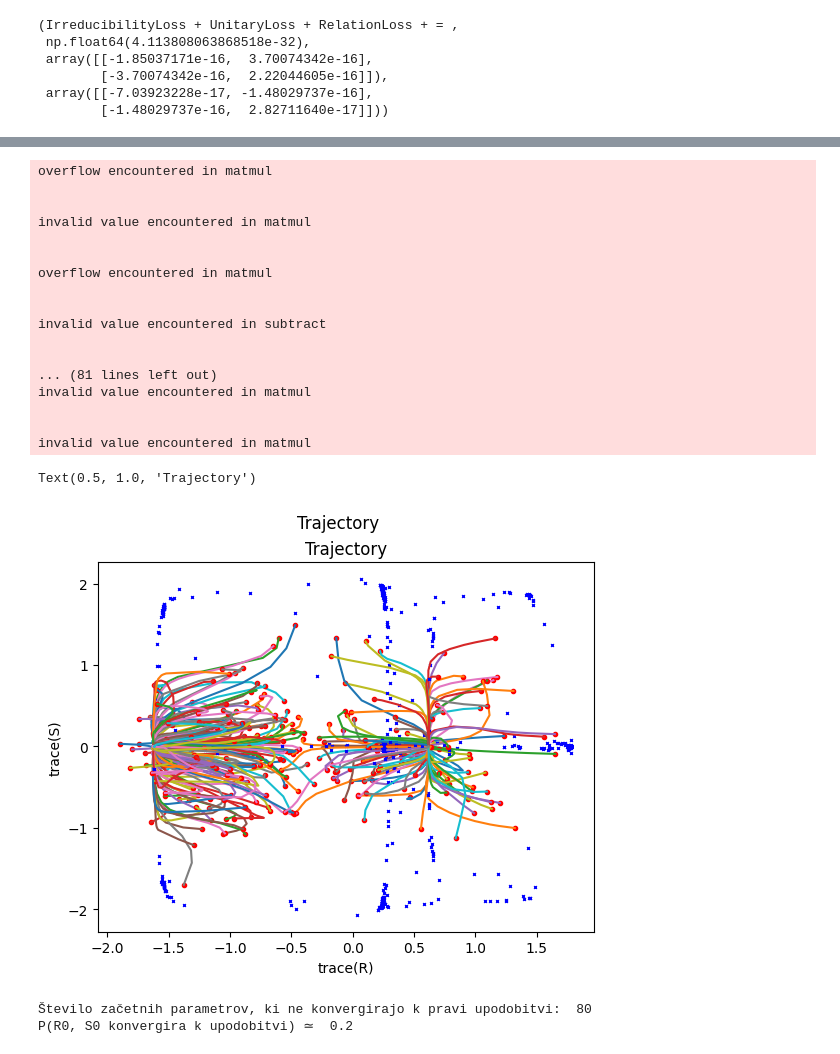
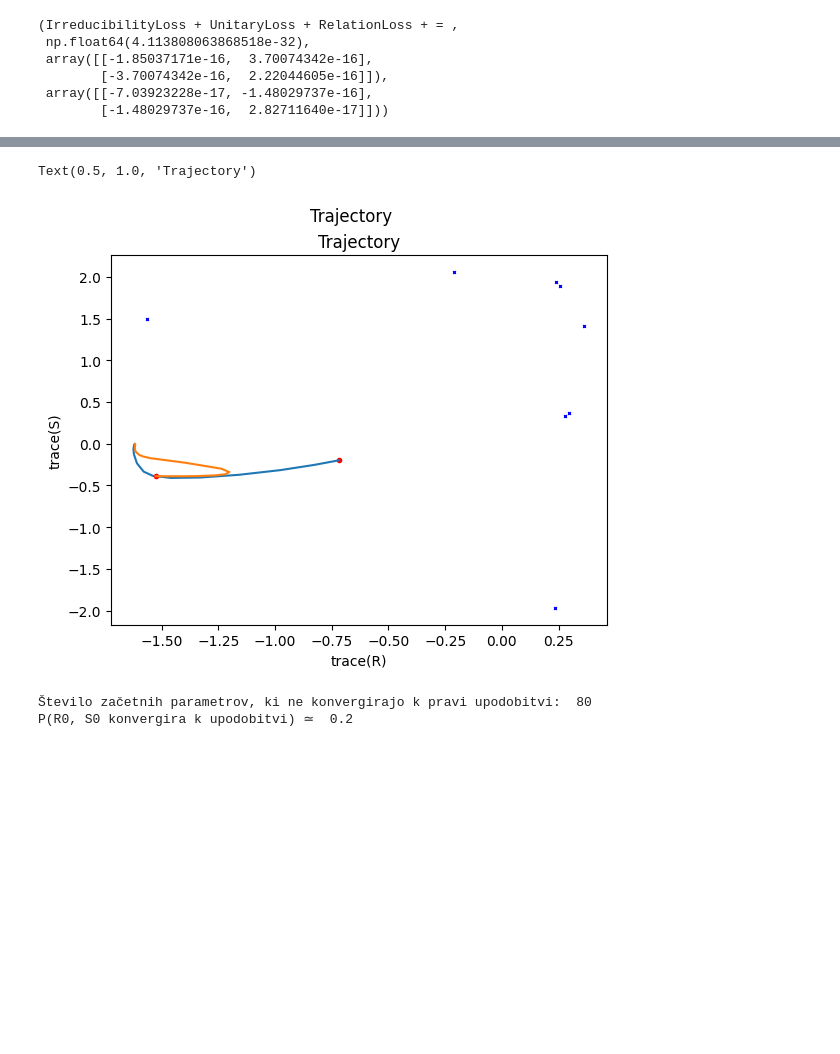
Before and after one commit to urhprimozic/gofi, a Jupyter notebook: gofi/ode/dihedral/dihedral_groups.ipynb, the cells around one changed output, grey strips where cells are left out. Saved outputs shown, nothing was run; the diff lists cells and outputs as text; code cells hidden in the pictures; blank space fills up the shorter version.

```diff
--- a/gofi/ode/dihedral/dihedral_groups.ipynb
+++ b/gofi/ode/dihedral/dihedral_groups.ipynb
@@ -340,2 +56,0 @@ P0 = np.concatenate((R0, S0), axis=None)
-# %%
-solution = solve_ivp(neg_grad, (0, 10), P0,     events=get_convergence_event(0.001))#, method='Radau')
@@ -360,3 +57,11 @@ invalid value encountered in matmul
+# %%
+import matplotlib.pyplot as plt
+from tqdm import tqdm
+
+
+t_max=1
+sample_size = 100
+solutions = gf.solve_on_uniform_sample(sample_size, eps = 0.01, t_max=t_max, verbose=True)
 # %%
 def get_matrices(solution_y, index):
       z = solution_y.transpose()[index]
@@ -374,77 +79,51 @@ def get_characters(solution_y):
             char_S.append(np.trace(S))
 
     return char_R, char_S
-
-charR, charS = get_characters(solution.y)
 # %%
-import matplotlib.pyplot as plt
-from tqdm import tqdm
-S0 = np.array([[0,1],[1,0]])
-R0 = np.array([[np.cos(2*np.pi/3), -np.sin(2*np.pi/3)],
-               [np.sin(2*np.pi/3), np.cos(2*np.pi/3)]])
+
+n_diverges=0
+
+
+
 fig, axs = plt.subplots(1)
 fig.suptitle(f'Trajectory')
 
-t_max=1
-sample_size = 1000
 
 
-n_diverges=0
-
-for _ in tqdm(range(sample_size), total = sample_size):
-    P0 = 2 * np.random.rand((8)) - 1
-   # print(P0)
-    solution = solve_ivp(neg_grad, (0, t_max), P0, events=get_convergence_event(0.001))#, method='Radau')
+for solution in tqdm(solutions, total = sample_size):
 
     # get final matrices
     R, S = get_matrices(solution.y, -1)
-    loss = Lirr(R, S, n) + Lrel(R,S,n) + Lunitary(R,S)
+    loss = gf.loss(R, S)
     if loss > 0.1:
         #print('loss', loss, ' for initial parameters ', P0)
         n_diverges += 1
         # plot starting params
         charR = np.trace(R)
         charS = np.trace(S)
         axs.plot(charR, charS, 'xb', markersize=2)
         continue
 
     charR, charS = get_characters(solution.y)
 
 
 
     # plot initial step
     axs.plot(charR[0], charS[0], 'ro', label='Initial point', markersize=3)
    # axs.plot(1, 0, 'go', label='rho_k', markersize=2)
 
     axs.plot(charR, charS)
 
 #for index, (cR, cS) in enumerate(zip(charR, charS)):
 #    axs.plot(cR, cS, color=cmap(cmap_norm(solution.t[index])), lw=2)
 
 axs.set_xlabel('trace(R)')
 axs.set_ylabel('trace(S)')
 #axs.legend()
 axs.set_title('Trajectory')
 # %% [output]
-overflow encountered in matmul
-
-
-invalid value encountered in matmul
-
-
-overflow encountered in matmul
-
-
-invalid value encountered in subtract
-
-
-... (81 lines left out)
-invalid value encountered in matmul
-
-
-invalid value encountered in matmul
+Text(0.5, 1.0, 'Trajectory')
-Text(0.5, 1.0, 'Trajectory')
-[figure, old version]
+[figure, new version]
 # %%
 print("Število začetnih parametrov, ki ne konvergirajo k pravi upodobitvi: ", n_diverges)
 print("P(R0, S0 konvergira k upodobitvi) ≃ ", (sample_size - n_diverges)/sample_size)
```
Also changed, not shown: parts of 15 cells of this notebook, 6 other files.
